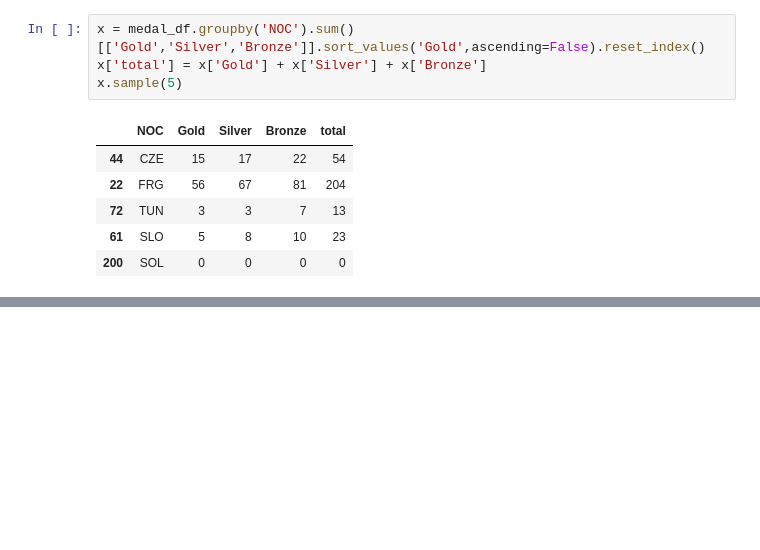
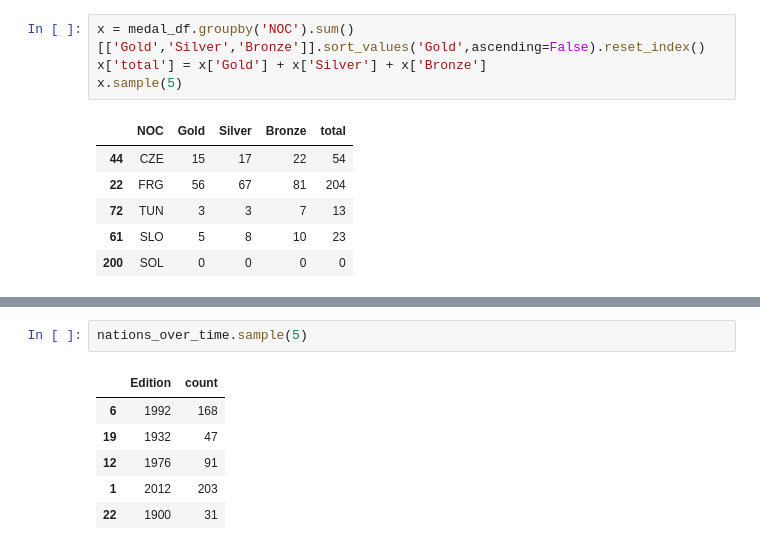
Before and after one commit to furyfist/Olympics-Data-Analyser, a Jupyter notebook: olympic_analysis.ipynb, the cells around one changed output, grey strips where cells are left out. Cells and saved outputs as stored; diff of their text form; blank space fills up the shorter version.

```diff
--- a/olympic_analysis.ipynb
+++ b/olympic_analysis.ipynb
@@ -369,0 +458,9 @@ x.sample(5)
+# %%
+nations_over_time.sample(5)
+# %% [output]
+|  | Edition | count |
+| 6 | 1992 | 168 |
+| 19 | 1932 | 47 |
+| 12 | 1976 | 91 |
+| 1 | 2012 | 203 |
+| 22 | 1900 | 31 |
```
Also changed, not shown: parts of 25 cells of this notebook, 2 other files.
